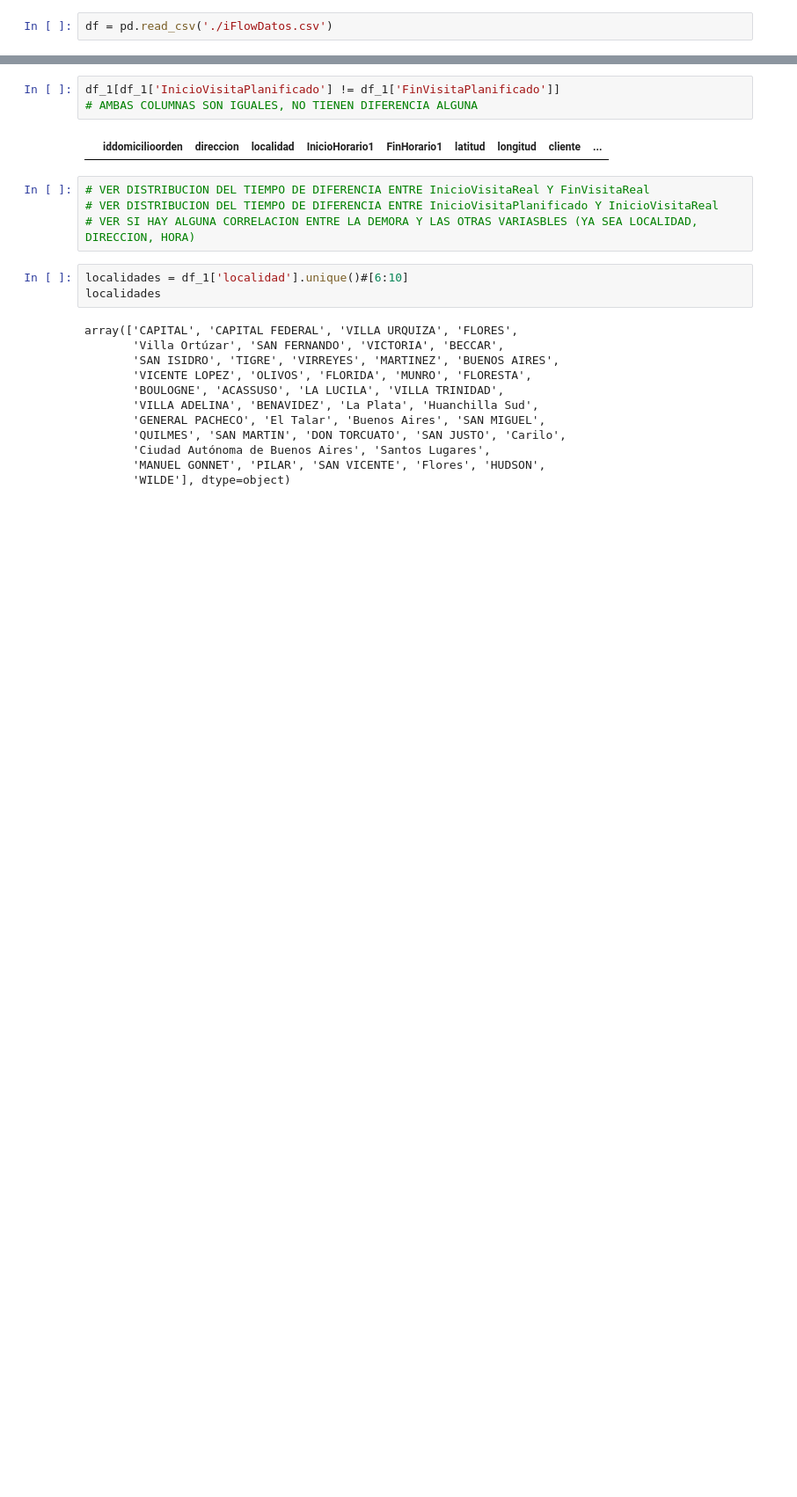
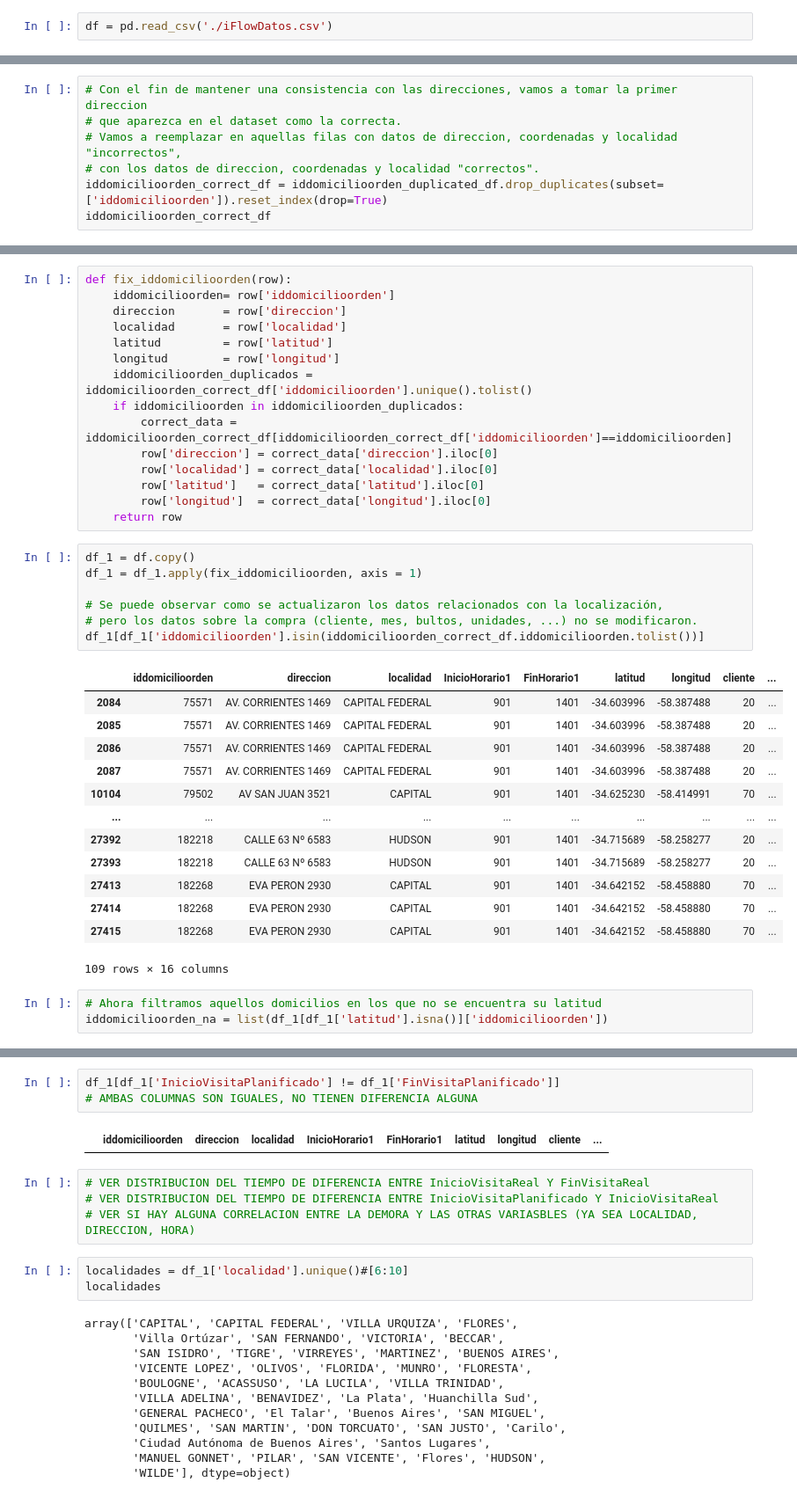
Before and after one commit to Maximo-Verdondoni/DesafioiFlow, a Jupyter notebook: Limpieza.ipynb, the cells around one changed output, grey strips where cells are left out. Shown: that part at 88% size. Saved outputs shown, nothing was run; the diff lists cells and outputs as text; blank space fills up the shorter version.

```diff
--- a/Limpieza.ipynb
+++ b/Limpieza.ipynb
@@ -118,0 +127,7 @@ direcciones_coordenadas
+# %%
+# Con el fin de mantener una consistencia con las direcciones, vamos a tomar la primer direccion
+# que aparezca en el dataset como la correcta.
+# Vamos a reemplazar en aquellas filas con datos de direccion, coordenadas y localidad "incorrectos",
+# con los datos de direccion, coordenadas y localidad "correctos".
+iddomicilioorden_correct_df = iddomicilioorden_duplicated_df.drop_duplicates(subset=['iddomicilioorden']).reset_index(drop=True)
+iddomicilioorden_correct_df
@@ -119 +152,40 @@ direcciones_coordenadas
+# %%
+def fix_iddomicilioorden(row):
+    iddomicilioorden= row['iddomicilioorden']
+    direccion       = row['direccion']
+    localidad       = row['localidad']
+    latitud         = row['latitud']
+    longitud        = row['longitud']
+    iddomicilioorden_duplicados = iddomicilioorden_correct_df['iddomicilioorden'].unique().tolist()
+    if iddomicilioorden in iddomicilioorden_duplicados:
+        correct_data = iddomicilioorden_correct_df[iddomicilioorden_correct_df['iddomicilioorden']==iddomicilioorden]
+        row['direccion'] = correct_data['direccion'].iloc[0]
+        row['localidad'] = correct_data['localidad'].iloc[0]
+        row['latitud']   = correct_data['latitud'].iloc[0]
+        row['longitud']  = correct_data['longitud'].iloc[0]
+    return row
+# %%
+df_1 = df.copy()
+df_1 = df_1.apply(fix_iddomicilioorden, axis = 1)
+
+# Se puede observar como se actualizaron los datos relacionados con la localización,
+# pero los datos sobre la compra (cliente, mes, bultos, unidades, ...) no se modificaron.
+df_1[df_1['iddomicilioorden'].isin(iddomicilioorden_correct_df.iddomicilioorden.tolist())]
+# %% [output]
+|  | iddomicilioorden | direccion | localidad | InicioHorario1 | FinHorario1 | latitud | longitud | cliente | ... |
+| 2084 | 75571 | AV. CORRIENTES 1469 | CAPITAL FEDERAL | 901 | 1401 | -34.603996 | -58.387488 | 20 | ... |
+| 2085 | 75571 | AV. CORRIENTES 1469 | CAPITAL FEDERAL | 901 | 1401 | -34.603996 | -58.387488 | 20 | ... |
+| 2086 | 75571 | AV. CORRIENTES 1469 | CAPITAL FEDERAL | 901 | 1401 | -34.603996 | -58.387488 | 20 | ... |
+| 2087 | 75571 | AV. CORRIENTES 1469 | CAPITAL FEDERAL | 901 | 1401 | -34.603996 | -58.387488 | 20 | ... |
+| 10104 | 79502 | AV SAN JUAN 3521 | CAPITAL | 901 | 1401 | -34.625230 | -58.414991 | 70 | ... |
+| ... | ... | ... | ... | ... | ... | ... | ... | ... | ... |
+| 27392 | 182218 | CALLE 63 Nº 6583 | HUDSON | 901 | 1401 | -34.715689 | -58.258277 | 20 | ... |
+| 27393 | 182218 | CALLE 63 Nº 6583 | HUDSON | 901 | 1401 | -34.715689 | -58.258277 | 20 | ... |
+| 27413 | 182268 | EVA PERON 2930 | CAPITAL | 901 | 1401 | -34.642152 | -58.458880 | 70 | ... |
+| 27414 | 182268 | EVA PERON 2930 | CAPITAL | 901 | 1401 | -34.642152 | -58.458880 | 70 | ... |
+| 27415 | 182268 | EVA PERON 2930 | CAPITAL | 901 | 1401 | -34.642152 | -58.458880 | 70 | ... |
+109 rows × 16 columns
+# %%
+# Ahora filtramos aquellos domicilios en los que no se encuentra su latitud
+iddomicilioorden_na = list(df_1[df_1['latitud'].isna()]['iddomicilioorden'])
 # %%
```
Also changed, not shown: parts of 34 cells of this notebook.
